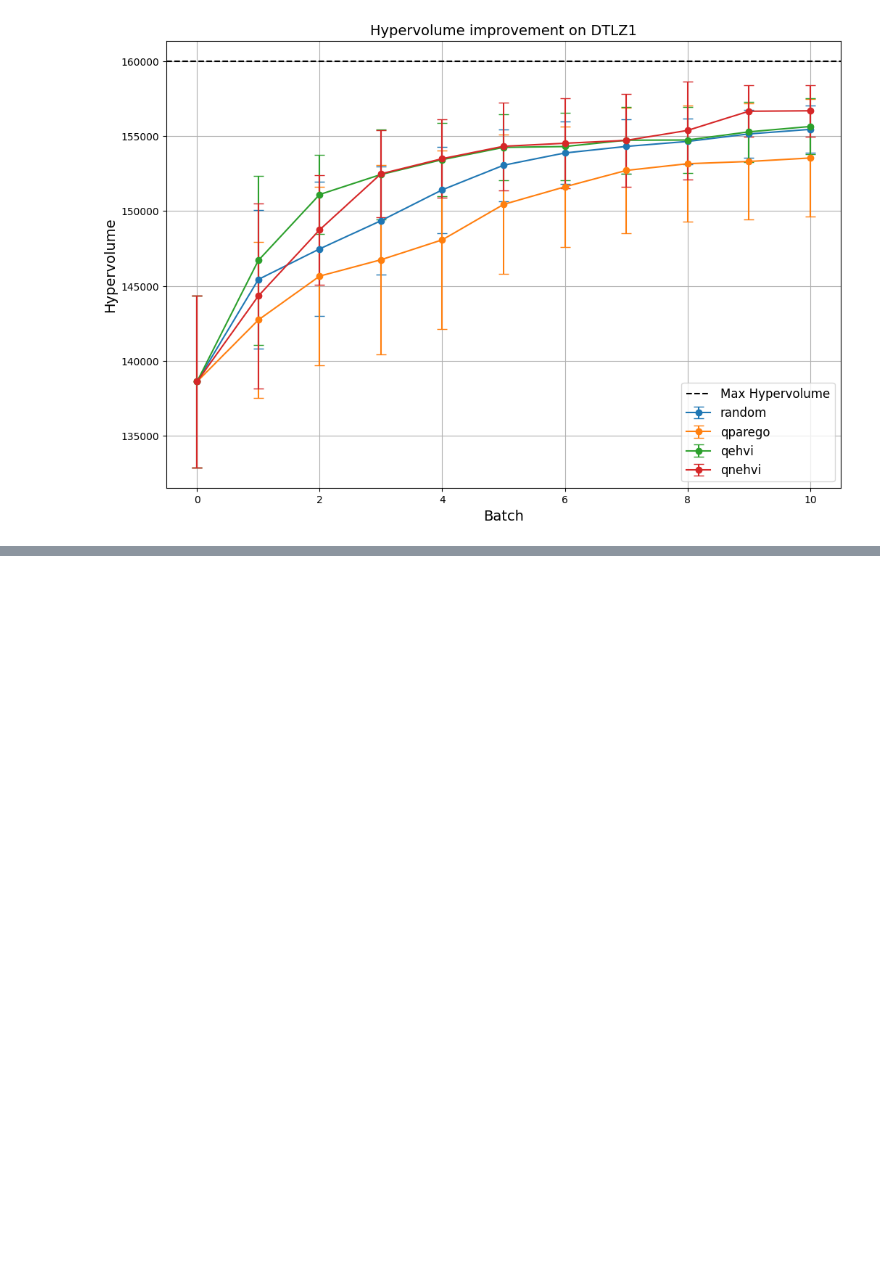
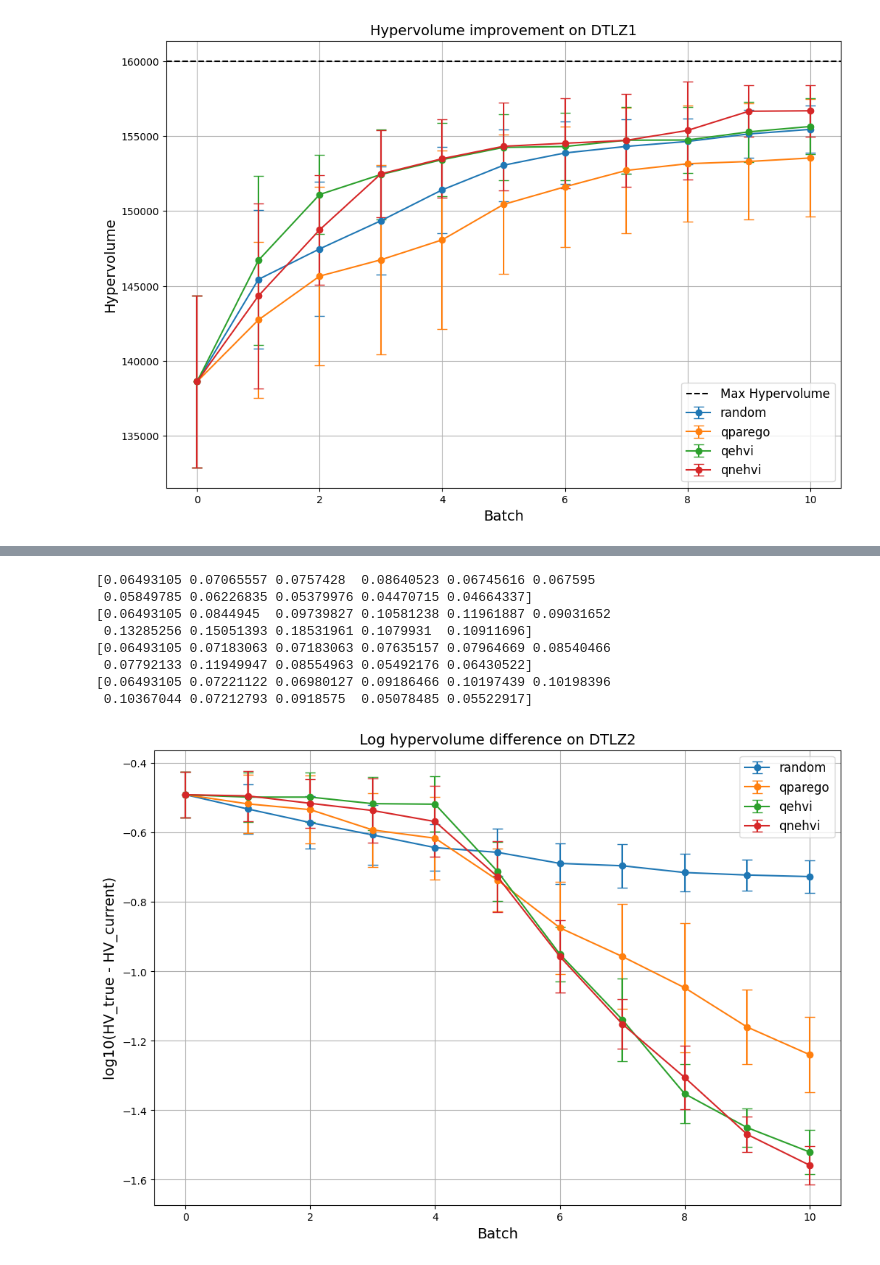
Before and after one commit to Schubydo/msc_code, a Jupyter notebook: MO_Numerical_Experiments/aquisition_functions.ipynb, the cells around one changed output, grey strips where cells are left out. Cells and saved outputs as stored; diff of their text form; code cells hidden in the pictures; blank space fills up the shorter version.

```diff
--- a/MO_Numerical_Experiments/aquisition_functions.ipynb
+++ b/MO_Numerical_Experiments/aquisition_functions.ipynb
@@ -280,0 +333,31 @@ plot_results(high_stats)
+# %%
+def plot_results(stats, hv_true):
+    plt.figure(figsize=(12, 8))
+
+    for key, (mean_hypervolume, std_hypervolume) in stats.items():
+        x = np.arange(len(mean_hypervolume))
+        mean_log_hv = np.log10(hv_true - mean_hypervolume)
+        std_log_hv = std_hypervolume / ((hv_true - mean_hypervolume) * np.log(10))
+        print(std_log_hv)
+
+        plt.errorbar(x, mean_log_hv, yerr=std_log_hv, label=key, marker='o', capsize=5)
+
+    plt.xlabel('Batch', fontsize=14)
+    plt.title('Log hypervolume difference on DTLZ2', fontsize=14)
+    plt.ylabel('log10(HV_true - HV_current)', fontsize=14)
+    plt.legend(fontsize=12)
+    plt.grid(True)
+    plt.show()
+# %%
+hv_true = 0.4246018366025519
+plot_results(high_stats,hv_true)
+# %% [output]
+[0.06493105 0.07065557 0.0757428  0.08640523 0.06745616 0.067595
+ 0.05849785 0.06226835 0.05379976 0.04470715 0.04664337]
+[0.06493105 0.0844945  0.09739827 0.10581238 0.11961887 0.09031652
+ 0.13285256 0.15051393 0.18531961 0.1079931  0.10911696]
+[0.06493105 0.07183063 0.07183063 0.07635157 0.07964669 0.08540466
+ 0.07792133 0.11949947 0.08554963 0.05492176 0.06430522]
+[0.06493105 0.07221122 0.06980127 0.09186466 0.10197439 0.10198396
+ 0.10367044 0.07212793 0.0918575  0.05078485 0.05522917]
+[figure, added]
```
Also changed, not shown: parts of 4 cells of this notebook, 1 other file.
